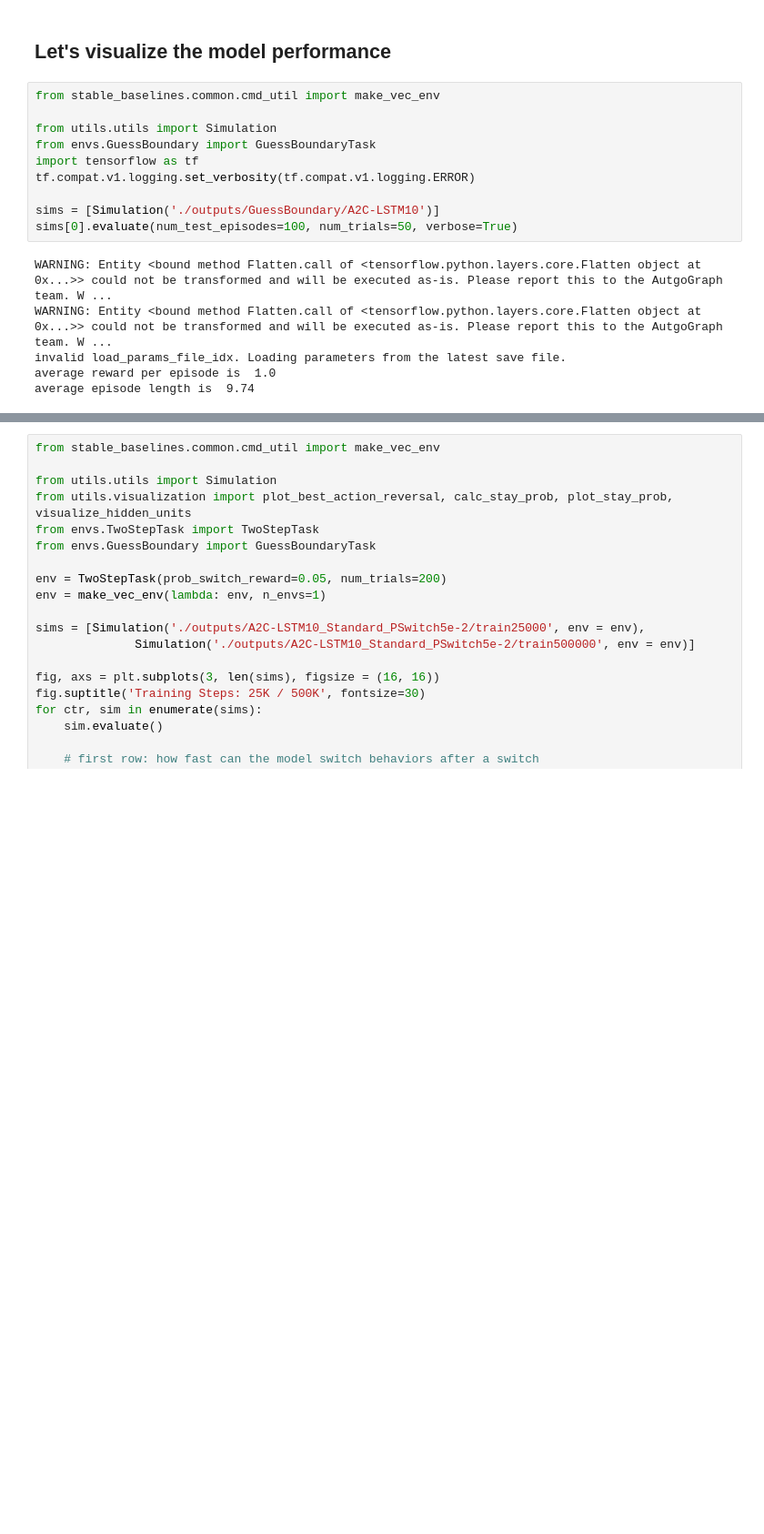
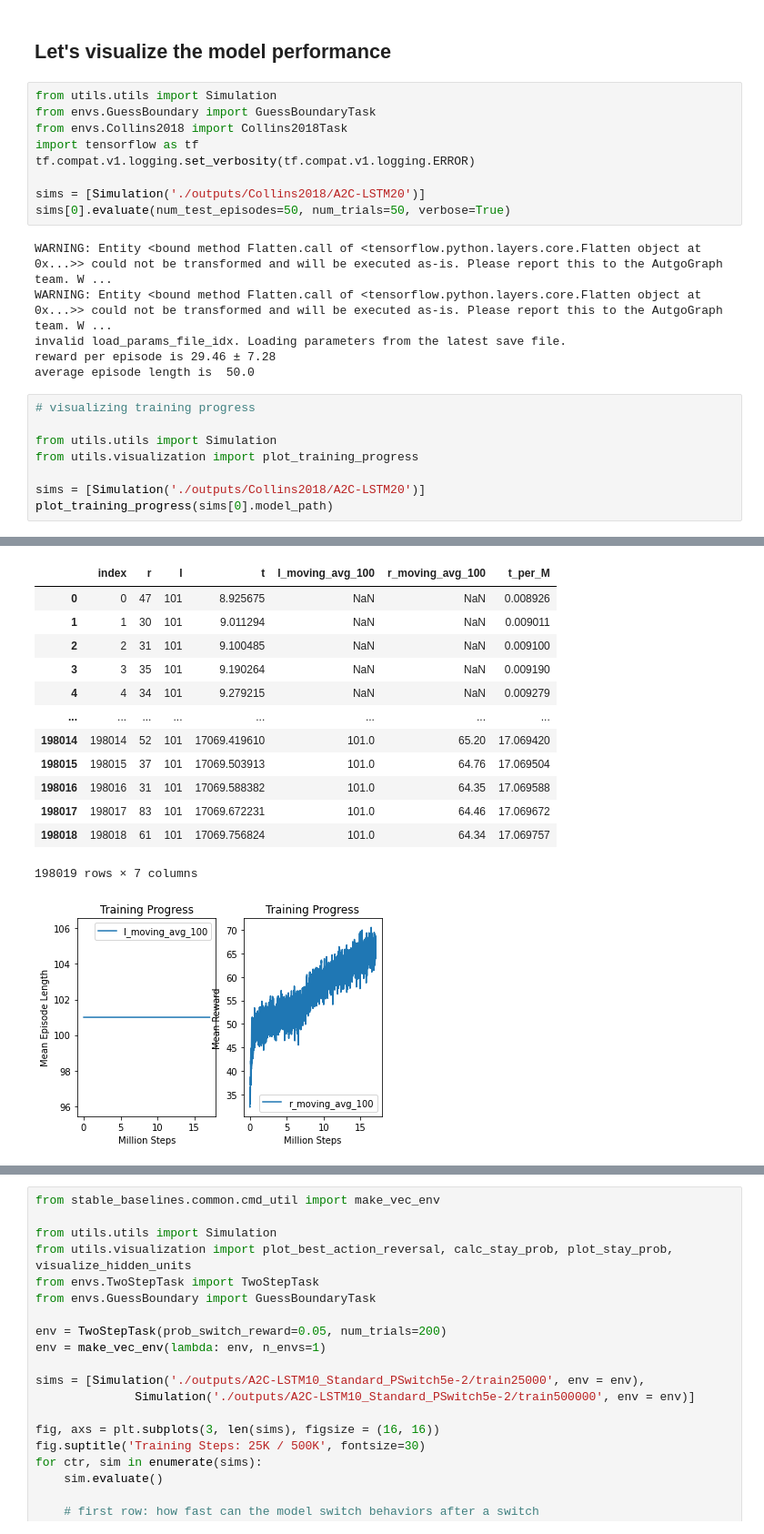
Before and after one commit to jasonmhwu/noisyMetaRL, a Jupyter notebook: TwoStepTaskVis.ipynb, the cells around one changed output, grey strips where cells are left out. Shown at 91% size. Drawn from its saved outputs; the diff is of its cells as text; blank space fills up the shorter version.

Commit message:
successfully trained Collins 2018 and GuessBoundary Tasks

```diff
--- a/TwoStepTaskVis.ipynb
+++ b/TwoStepTaskVis.ipynb
@@ -64,18 +82,26 @@ WARNING:tensorflow:Entity <bound method Flatten.call of <tensorflow.python.layer
 # %% [markdown]
 ## Let's visualize the model performance
 # %%
-from stable_baselines.common.cmd_util import make_vec_env
-
 from utils.utils import Simulation
 from envs.GuessBoundary import GuessBoundaryTask
+from envs.Collins2018 import Collins2018Task
 import tensorflow as tf
 tf.compat.v1.logging.set_verbosity(tf.compat.v1.logging.ERROR)
 
-sims = [Simulation('./outputs/GuessBoundary/A2C-LSTM10')]
-sims[0].evaluate(num_test_episodes=100, num_trials=50, verbose=True)
+sims = [Simulation('./outputs/Collins2018/A2C-LSTM20')]
+sims[0].evaluate(num_test_episodes=50, num_trials=50, verbose=True)
 # %% [output]
 WARNING: Entity <bound method Flatten.call of <tensorflow.python.layers.core.Flatten object at 0x...>> could not be transformed and will be executed as-is. Please report this to the AutgoGraph team. W ...
 WARNING: Entity <bound method Flatten.call of <tensorflow.python.layers.core.Flatten object at 0x...>> could not be transformed and will be executed as-is. Please report this to the AutgoGraph team. W ...
 invalid load_params_file_idx. Loading parameters from the latest save file.
-average reward per episode is  1.0
-average episode length is  9.74
+reward per episode is 29.46 ± 7.28
+average episode length is  50.0
+# %%
+# visualizing training progress
+
+from utils.utils import Simulation
+from utils.visualization import plot_training_progress
+
+sims = [Simulation('./outputs/Collins2018/A2C-LSTM20')]
+plot_training_progress(sims[0].model_path)
+# %% [output]
@@ -81,0 +111,14 @@ average episode length is  9.74
+|  | index | r | l | t | l_moving_avg_100 | r_moving_avg_100 | t_per_M |
+| 0 | 0 | 47 | 101 | 8.925675 | NaN | NaN | 0.008926 |
+| 1 | 1 | 30 | 101 | 9.011294 | NaN | NaN | 0.009011 |
+| 2 | 2 | 31 | 101 | 9.100485 | NaN | NaN | 0.009100 |
+| 3 | 3 | 35 | 101 | 9.190264 | NaN | NaN | 0.009190 |
+| 4 | 4 | 34 | 101 | 9.279215 | NaN | NaN | 0.009279 |
+| ... | ... | ... | ... | ... | ... | ... | ... |
+| 198014 | 198014 | 52 | 101 | 17069.419610 | 101.0 | 65.20 | 17.069420 |
+| 198015 | 198015 | 37 | 101 | 17069.503913 | 101.0 | 64.76 | 17.069504 |
+| 198016 | 198016 | 31 | 101 | 17069.588382 | 101.0 | 64.35 | 17.069588 |
+| 198017 | 198017 | 83 | 101 | 17069.672231 | 101.0 | 64.46 | 17.069672 |
+| 198018 | 198018 | 61 | 101 | 17069.756824 | 101.0 | 64.34 | 17.069757 |
+198019 rows × 7 columns
+[figure, added]
```
Also changed, not shown: parts of 7 cells of this notebook, 4 other files.
